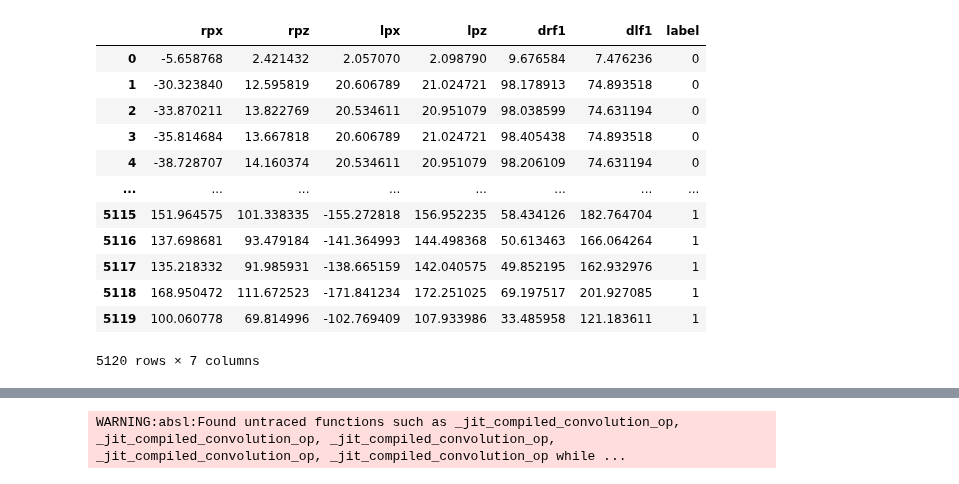
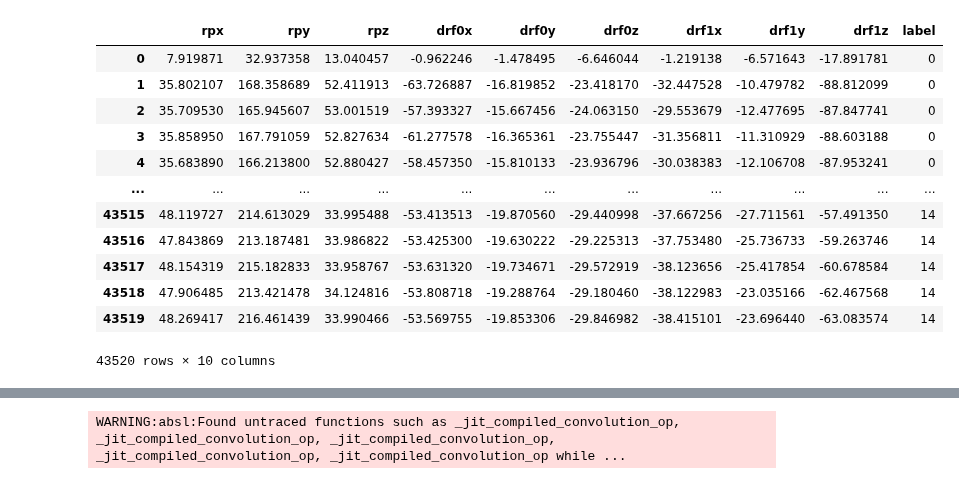
Before and after one commit to atick-faisal/Sign-Language-Recognition, a Jupyter notebook: core/src/AlgorithmDL.ipynb, the cells around one changed output, grey strips where cells are left out. Drawn from its saved outputs; the diff is of its cells as text; code cells hidden in the pictures.

```diff
--- a/core/src/AlgorithmDL.ipynb
+++ b/core/src/AlgorithmDL.ipynb
@@ -18,23 +16,31 @@ learning_rate = 3e-4
 dataset = pd.DataFrame()
 
 for subject in subjects:
-    for gesture in gestures:
+    for gesture in config.GESTURES:
         gesture_dir = os.path.join(data_dir, subject, gesture)
         recordings = os.listdir(gesture_dir)
         for recording in recordings:
             file_path = os.path.join(gesture_dir, recording)
             data = pd.read_csv(file_path)
             data.drop(columns=["time"], inplace=True)
-            data = data.apply(resample, args=(len_segment, None, 0))
+            data = data.apply(resample, args=(config.SEGMENT_LEN, None, 0))
 
-            # ... calculating distance of the index finger
-            data["drf1"] = ((data["rf1x"] - data["rpx"]).pow(2) + \
-                    (data["rf1z"] - data["rpz"]).pow(2)).pow(0.5)
+        #     # ... calculating distance of the index finger
+        #     data["drf1"] = ((data["rf1x"] - data["rpx"]).pow(2) + \
+        #             (data["rf1z"] - data["rpz"]).pow(2)).pow(0.5)
 
-            data["dlf1"] = ((data["lf1x"] - data["lpx"]).pow(2) + \
-                    (data["lf1z"] - data["lpz"]).pow(2)).pow(0.5)
+        #     data["dlf1"] = ((data["lf1x"] - data["lpx"]).pow(2) + \
+        #             (data["lf1z"] - data["lpz"]).pow(2)).pow(0.5)
 
-            data["label"] = gestures.index(gesture)
+            data["drf0x"] = data["rf0x"] - data["rpx"]
+            data["drf0y"] = data["rf0y"] - data["rpy"]
+            data["drf0z"] = data["rf0z"] - data["rpz"]
+
+            data["drf1x"] = data["rf1x"] - data["rpx"]
+            data["drf1y"] = data["rf1y"] - data["rpy"]
+            data["drf1z"] = data["rf1z"] - data["rpz"]
+
+            data["label"] = config.GESTURES.index(gesture)
 
             dataset = pd.concat([dataset, data])
 
@@ -57,20 +63,20 @@ dataset
 # %%
-features = dataset[["rpx", "rpz", "lpx", "lpz", "drf1", "dlf1", "label"]]
+features = dataset[config.INFERENCE_FEATURES + ["label"]]
 features
 # %% [output]
-|  | rpx | rpz | lpx | lpz | drf1 | dlf1 | label |
-| 0 | -5.658768 | 2.421432 | 2.057070 | 2.098790 | 9.676584 | 7.476236 | 0 |
-| 1 | -30.323840 | 12.595819 | 20.606789 | 21.024721 | 98.178913 | 74.893518 | 0 |
-| 2 | -33.870211 | 13.822769 | 20.534611 | 20.951079 | 98.038599 | 74.631194 | 0 |
-| 3 | -35.814684 | 13.667818 | 20.606789 | 21.024721 | 98.405438 | 74.893518 | 0 |
-| 4 | -38.728707 | 14.160374 | 20.534611 | 20.951079 | 98.206109 | 74.631194 | 0 |
-| ... | ... | ... | ... | ... | ... | ... | ... |
-| 5115 | 151.964575 | 101.338335 | -155.272818 | 156.952235 | 58.434126 | 182.764704 | 1 |
-| 5116 | 137.698681 | 93.479184 | -141.364993 | 144.498368 | 50.613463 | 166.064264 | 1 |
-| 5117 | 135.218332 | 91.985931 | -138.665159 | 142.040575 | 49.852195 | 162.932976 | 1 |
-| 5118 | 168.950472 | 111.672523 | -171.841234 | 172.251025 | 69.197517 | 201.927085 | 1 |
-| 5119 | 100.060778 | 69.814996 | -102.769409 | 107.933986 | 33.485958 | 121.183611 | 1 |
+|  | rpx | rpy | rpz | drf0x | drf0y | drf0z | drf1x | drf1y | drf1z | label |
+| 0 | 7.919871 | 32.937358 | 13.040457 | -0.962246 | -1.478495 | -6.646044 | -1.219138 | -6.571643 | -17.891781 | 0 |
+| 1 | 35.802107 | 168.358689 | 52.411913 | -63.726887 | -16.819852 | -23.418170 | -32.447528 | -10.479782 | -88.812099 | 0 |
+| 2 | 35.709530 | 165.945607 | 53.001519 | -57.393327 | -15.667456 | -24.063150 | -29.553679 | -12.477695 | -87.847741 | 0 |
+| 3 | 35.858950 | 167.791059 | 52.827634 | -61.277578 | -16.365361 | -23.755447 | -31.356811 | -11.310929 | -88.603188 | 0 |
+| 4 | 35.683890 | 166.213800 | 52.880427 | -58.457350 | -15.810133 | -23.936796 | -30.038383 | -12.106708 | -87.953241 | 0 |
+| ... | ... | ... | ... | ... | ... | ... | ... | ... | ... | ... |
+| 43515 | 48.119727 | 214.613029 | 33.995488 | -53.413513 | -19.870560 | -29.440998 | -37.667256 | -27.711561 | -57.491350 | 14 |
+| 43516 | 47.843869 | 213.187481 | 33.986822 | -53.425300 | -19.630222 | -29.225313 | -37.753480 | -25.736733 | -59.263746 | 14 |
+| 43517 | 48.154319 | 215.182833 | 33.958767 | -53.631320 | -19.734671 | -29.572919 | -38.123656 | -25.417854 | -60.678584 | 14 |
+| 43518 | 47.906485 | 213.421478 | 34.124816 | -53.808718 | -19.288764 | -29.180460 | -38.122983 | -23.035166 | -62.467568 | 14 |
+| 43519 | 48.269417 | 216.461439 | 33.990466 | -53.569755 | -19.853306 | -29.846982 | -38.415101 | -23.696440 | -63.083574 | 14 |
-5120 rows × 7 columns
+43520 rows × 10 columns
 # %%
 import tensorflow as tf
 
```
Also changed, not shown: parts of 9 cells of this notebook, 2 other files.
